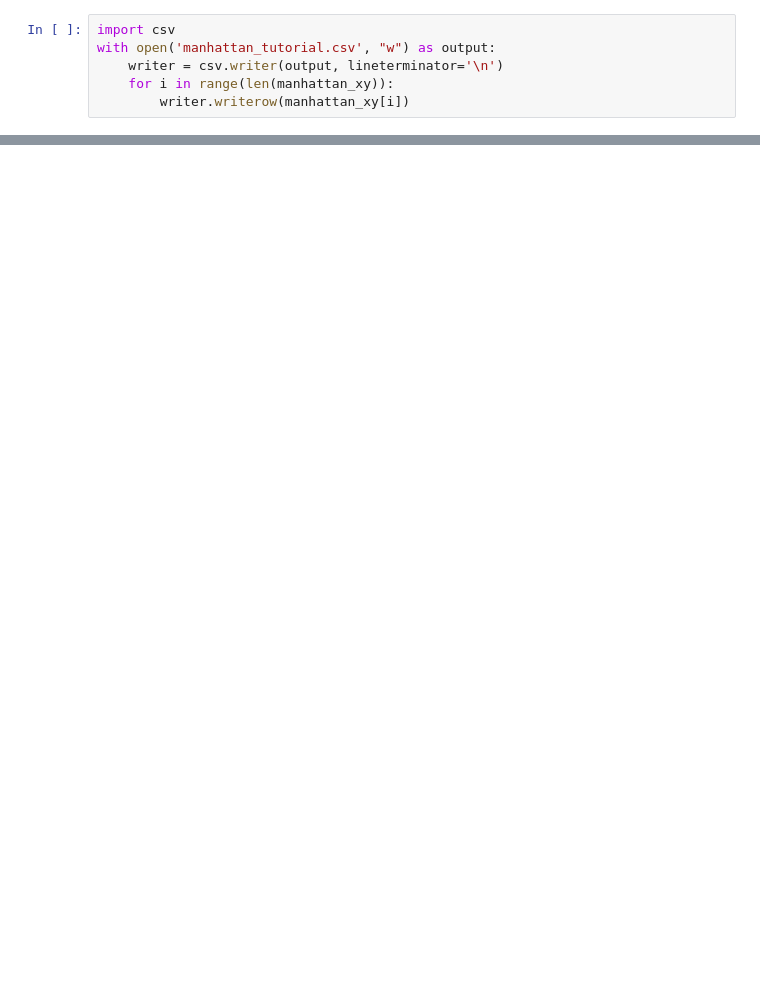
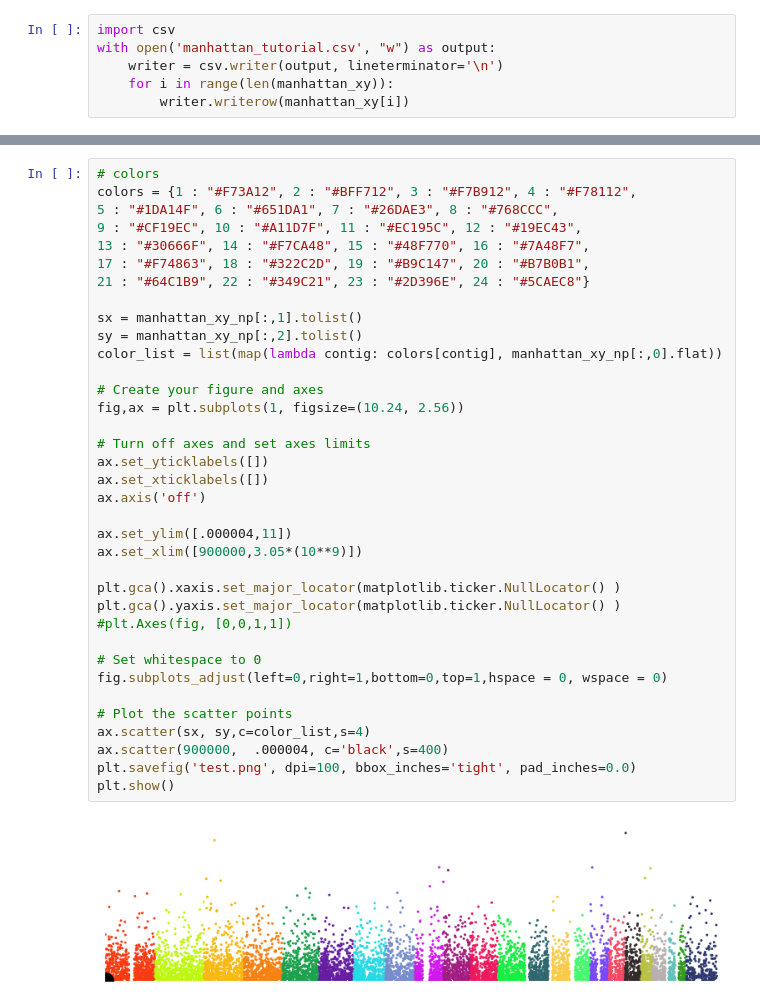
Before and after one commit to maccum/manhattan, a Jupyter notebook: jupyter_folder/manhattan_gwas_tutorial_data.ipynb, the cells around one changed output, grey strips where cells are left out. Drawn from its saved outputs; the diff is of its cells as text; blank space fills up the shorter version.

```diff
--- a/jupyter_folder/manhattan_gwas_tutorial_data.ipynb
+++ b/jupyter_folder/manhattan_gwas_tutorial_data.ipynb
@@ -207,0 +210,38 @@ ModuleNotFoundError: No module named 'gnuplot'
+# %%
+# colors
+colors = {1 : "#F73A12", 2 : "#BFF712", 3 : "#F7B912", 4 : "#F78112",
+5 : "#1DA14F", 6 : "#651DA1", 7 : "#26DAE3", 8 : "#768CCC",
+9 : "#CF19EC", 10 : "#A11D7F", 11 : "#EC195C", 12 : "#19EC43",
+13 : "#30666F", 14 : "#F7CA48", 15 : "#48F770", 16 : "#7A48F7",
+17 : "#F74863", 18 : "#322C2D", 19 : "#B9C147", 20 : "#B7B0B1",
+21 : "#64C1B9", 22 : "#349C21", 23 : "#2D396E", 24 : "#5CAEC8"}
+
+sx = manhattan_xy_np[:,1].tolist()
+sy = manhattan_xy_np[:,2].tolist()
+color_list = list(map(lambda contig: colors[contig], manhattan_xy_np[:,0].flat))
+
+# Create your figure and axes
+fig,ax = plt.subplots(1, figsize=(10.24, 2.56))
+
+# Turn off axes and set axes limits
+ax.set_yticklabels([])
+ax.set_xticklabels([])
+ax.axis('off')
+
+ax.set_ylim([.000004,11])
+ax.set_xlim([900000,3.05*(10**9)])
+
+plt.gca().xaxis.set_major_locator(matplotlib.ticker.NullLocator() )
+plt.gca().yaxis.set_major_locator(matplotlib.ticker.NullLocator() )
+#plt.Axes(fig, [0,0,1,1])
+
+# Set whitespace to 0
+fig.subplots_adjust(left=0,right=1,bottom=0,top=1,hspace = 0, wspace = 0)
+
+# Plot the scatter points
+ax.scatter(sx, sy,c=color_list,s=4)
+ax.scatter(900000,  .000004, c='black',s=400)
+plt.savefig('test.png', dpi=100, bbox_inches='tight', pad_inches=0.0)
+plt.show()
+# %% [output]
+[figure, added]
```
Also changed, not shown: parts of 3 cells of this notebook, 3 other files.
